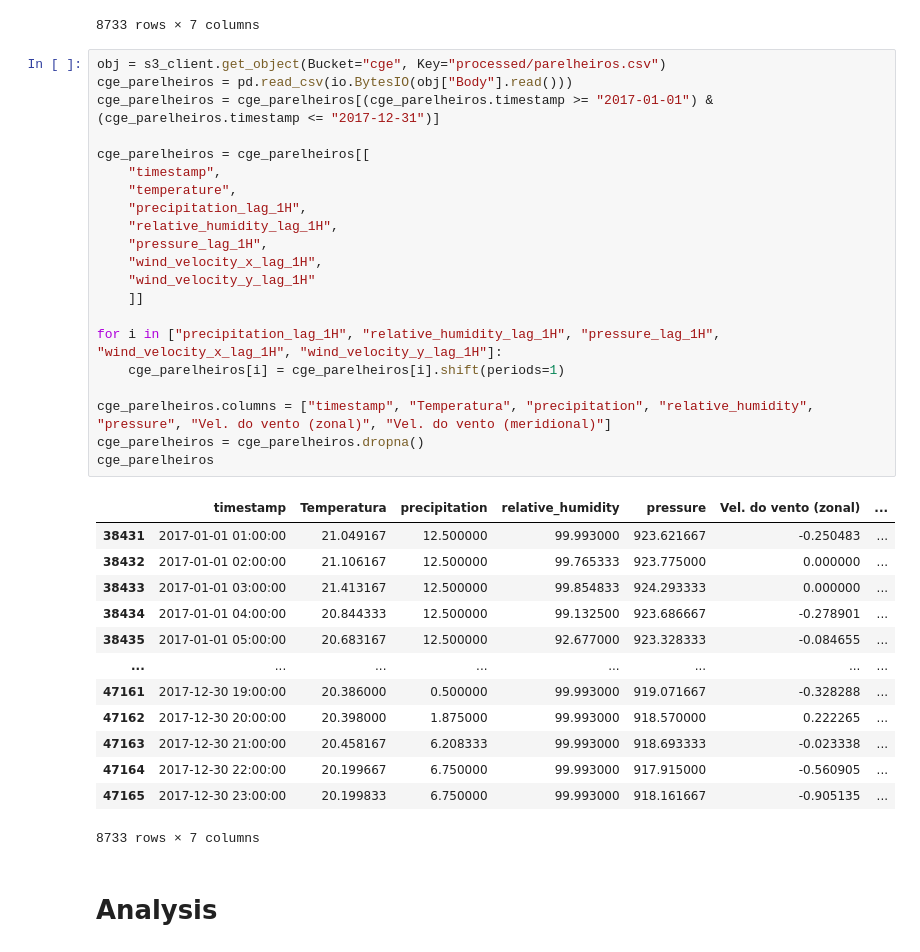
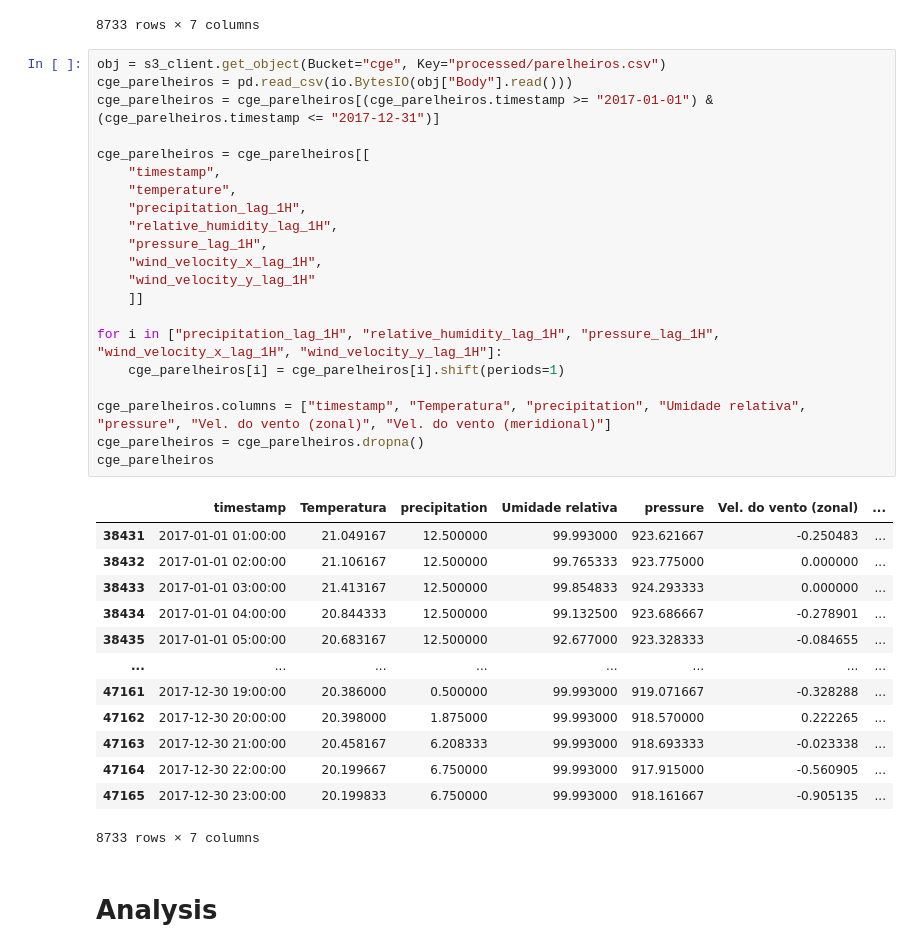
Before and after one commit to plbalmeida/ml-uhi, a Jupyter notebook: notebooks/5.0-iag-data-analysis.ipynb, the cells around one changed output. Cells and saved outputs as stored; diff of their text form.

```diff
--- a/notebooks/5.0-iag-data-analysis.ipynb
+++ b/notebooks/5.0-iag-data-analysis.ipynb
@@ -360,26 +360,26 @@ cge_se
 # %%
 obj = s3_client.get_object(Bucket="cge", Key="processed/parelheiros.csv")
 cge_parelheiros = pd.read_csv(io.BytesIO(obj["Body"].read()))
 cge_parelheiros = cge_parelheiros[(cge_parelheiros.timestamp >= "2017-01-01") & (cge_parelheiros.timestamp <= "2017-12-31")]
 
 cge_parelheiros = cge_parelheiros[[
     "timestamp",
     "temperature",
     "precipitation_lag_1H",
     "relative_humidity_lag_1H",
     "pressure_lag_1H",
     "wind_velocity_x_lag_1H",
     "wind_velocity_y_lag_1H"
     ]]
 
 for i in ["precipitation_lag_1H", "relative_humidity_lag_1H", "pressure_lag_1H", "wind_velocity_x_lag_1H", "wind_velocity_y_lag_1H"]:
     cge_parelheiros[i] = cge_parelheiros[i].shift(periods=1)
 
-cge_parelheiros.columns = ["timestamp", "Temperatura", "precipitation", "relative_humidity", "pressure", "Vel. do vento (zonal)", "Vel. do vento (meridional)"]
+cge_parelheiros.columns = ["timestamp", "Temperatura", "precipitation", "Umidade relativa", "pressure", "Vel. do vento (zonal)", "Vel. do vento (meridional)"]
 cge_parelheiros = cge_parelheiros.dropna()
 cge_parelheiros
 # %% [output]
-|  | timestamp | Temperatura | precipitation | relative_humidity | pressure | Vel. do vento (zonal) | ... |
+|  | timestamp | Temperatura | precipitation | Umidade relativa | pressure | Vel. do vento (zonal) | ... |
 | 38431 | 2017-01-01 01:00:00 | 21.049167 | 12.500000 | 99.993000 | 923.621667 | -0.250483 | ... |
 | 38432 | 2017-01-01 02:00:00 | 21.106167 | 12.500000 | 99.765333 | 923.775000 | 0.000000 | ... |
 | 38433 | 2017-01-01 03:00:00 | 21.413167 | 12.500000 | 99.854833 | 924.293333 | 0.000000 | ... |
```
Also changed, not shown: parts of 2 cells of this notebook.
